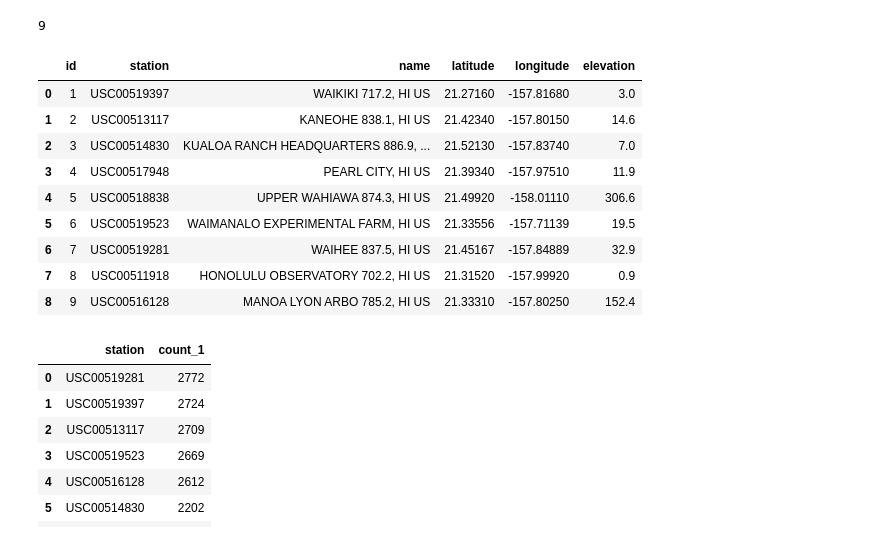
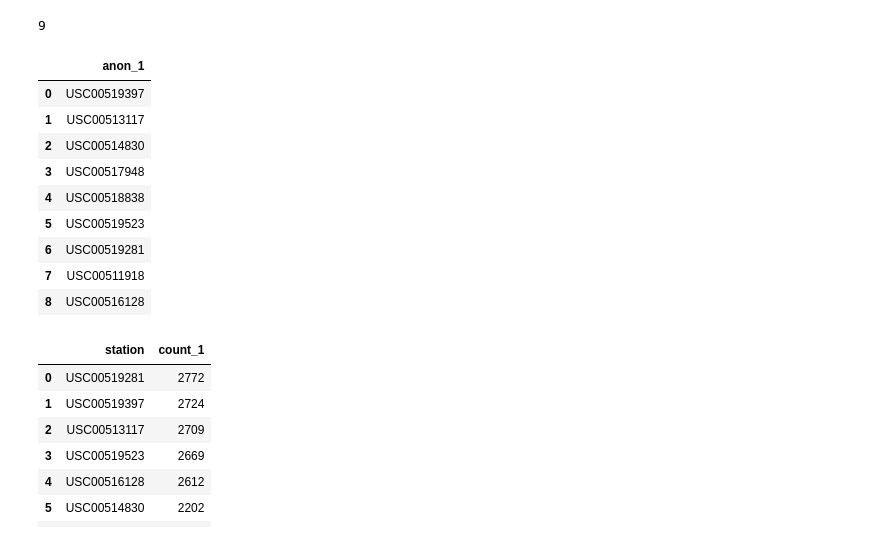
Before and after one commit to luzvazgal/sqlalchemy-challenge, a Jupyter notebook: climate_starter.ipynb, the cells around one changed output. Saved outputs shown, nothing was run; the diff lists cells and outputs as text; code cells hidden in the pictures.

```diff
--- a/climate_starter.ipynb
+++ b/climate_starter.ipynb
@@ -104,19 +105,19 @@ session.query(Measurement.station).distinct().count()
 # %% [output]
 9
 # %%
-stations_df = pd.read_sql(session.query(Station).statement, engine)
+stations_df = pd.read_sql(session.query(Measurement.station.distinct()).statement, engine)
 stations_df
 # %% [output]
-|  | id | station | name | latitude | longitude | elevation |
-| 0 | 1 | USC00519397 | WAIKIKI 717.2, HI US | 21.27160 | -157.81680 | 3.0 |
-| 1 | 2 | USC00513117 | KANEOHE 838.1, HI US | 21.42340 | -157.80150 | 14.6 |
-| 2 | 3 | USC00514830 | KUALOA RANCH HEADQUARTERS 886.9, ... | 21.52130 | -157.83740 | 7.0 |
-| 3 | 4 | USC00517948 | PEARL CITY, HI US | 21.39340 | -157.97510 | 11.9 |
-| 4 | 5 | USC00518838 | UPPER WAHIAWA 874.3, HI US | 21.49920 | -158.01110 | 306.6 |
-| 5 | 6 | USC00519523 | WAIMANALO EXPERIMENTAL FARM, HI US | 21.33556 | -157.71139 | 19.5 |
-| 6 | 7 | USC00519281 | WAIHEE 837.5, HI US | 21.45167 | -157.84889 | 32.9 |
-| 7 | 8 | USC00511918 | HONOLULU OBSERVATORY 702.2, HI US | 21.31520 | -157.99920 | 0.9 |
-| 8 | 9 | USC00516128 | MANOA LYON ARBO 785.2, HI US | 21.33310 | -157.80250 | 152.4 |
+|  | anon_1 |
+| 0 | USC00519397 |
+| 1 | USC00513117 |
+| 2 | USC00514830 |
+| 3 | USC00517948 |
+| 4 | USC00518838 |
+| 5 | USC00519523 |
+| 6 | USC00519281 |
+| 7 | USC00511918 |
+| 8 | USC00516128 |
 # %%
 # What are the most active stations? (i.e. what stations have the most rows)?
 # List the stations and the counts in descending order.
```
Also changed, not shown: parts of 6 cells of this notebook.
